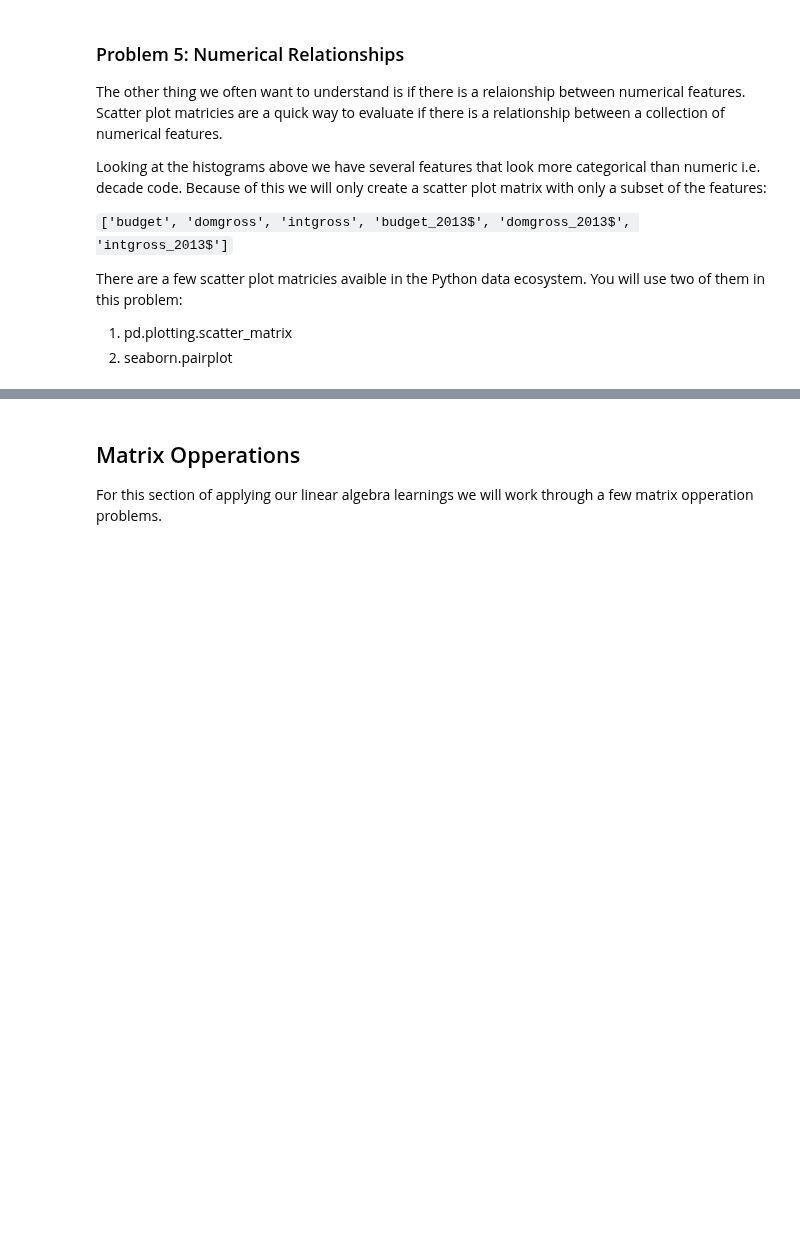
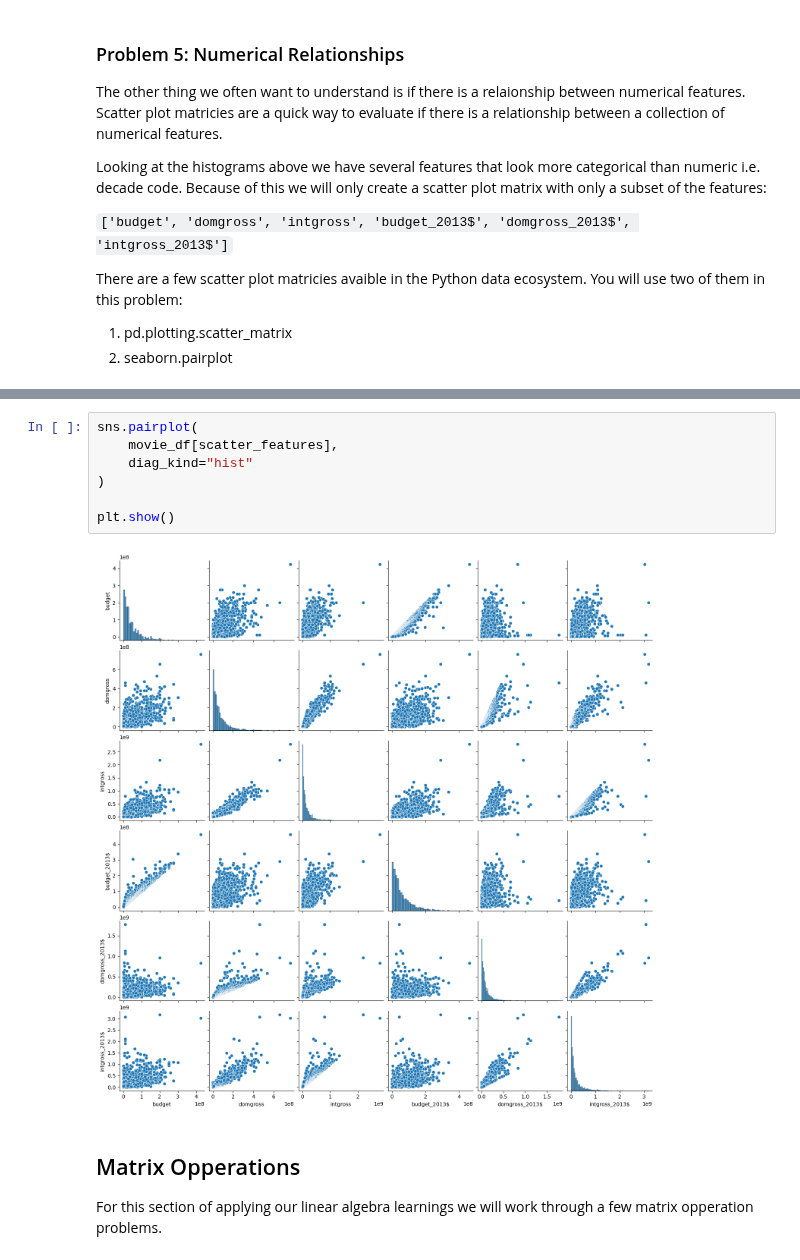
Before and after one commit to dmerced05/Daniel_AD450, a Jupyter notebook: week_6_eda_matrix.ipynb, the cells around one changed output, grey strips where cells are left out. Saved outputs shown, nothing was run; the diff lists cells and outputs as text; blank space fills up the shorter version.

```diff
--- a/week_6_eda_matrix.ipynb
+++ b/week_6_eda_matrix.ipynb
@@ -288,3 +516,12 @@ There are a few scatter plot matricies avaible in the Python data ecosystem. You
+# %%
+sns.pairplot(
+    movie_df[scatter_features],
+    diag_kind="hist"
+)
+
+plt.show()
+# %% [output]
+[figure, added]
 # %% [markdown]
 ## Matrix Opperations
 
```
Also changed, not shown: parts of 30 cells of this notebook, 1 other file.
